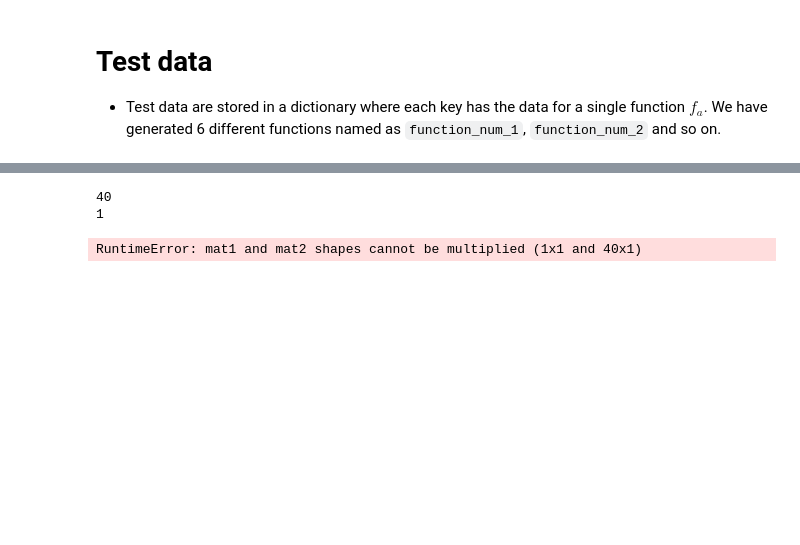
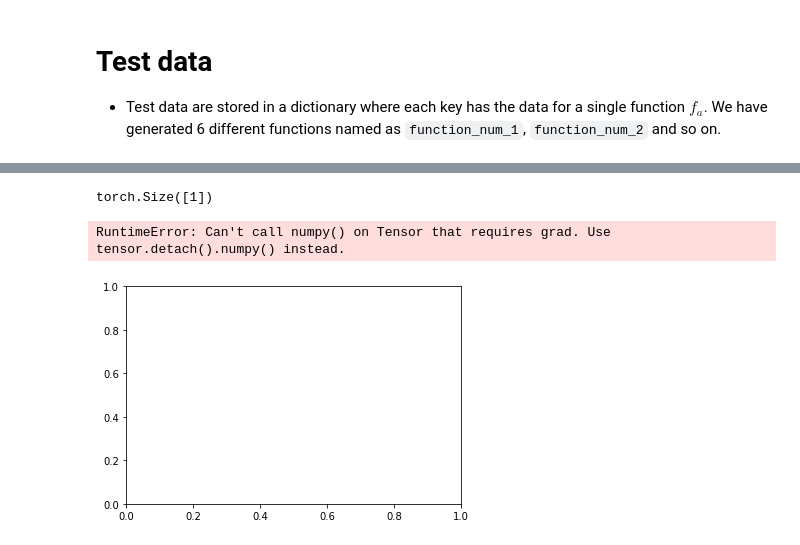
Before and after one commit to johnsn27/artificialIntelligence, a Jupyter notebook: CWTask/CW.ipynb, the cells around one changed output, grey strips where cells are left out. Cells and saved outputs as stored; diff of their text form; code cells hidden in the pictures; blank space fills up the shorter version.

Commit message:
decoder WIP

```diff
--- a/CWTask/CW.ipynb
+++ b/CWTask/CW.ipynb
@@ -117,17 +116,14 @@ batch_size = 16
 data_iter =  data.DataLoader(dataset, batch_size, shuffle=True)
 # %%
 class Encoder(torch.nn.Module):
-    def __init__(self, num_inputs, x_values_size, num_hidden, num_outputs):
+    def __init__(self, num_inputs):
         super(Encoder, self).__init__()
         self.num_inputs = num_inputs
-        self.x_values_size = x_values_size
-        self.num_hidden = num_hidden
-        self.num_outputs = num_outputs
 
     def forward(self, x):
         averagex = torch.mean(x[0])
         averagey = torch.mean(x[1])
-        r_c = torch.tensor([averagex,averagey])
+        r_c = [averagex,averagey]
         return r_c
 # %%
 class Decoder(torch.nn.Module):
@@ -147,11 +148,28 @@ class Decoder(torch.nn.Module):
         return y_hat
 # %%
 # Create and initialize model:
-num_inputs, x_values_size, num_hidden, num_outputs = n_c, Npts, 2, 10
+num_inputs = Npts
 # Needs to produce context feature: a sum of all features x and y
-net = Encoder(num_inputs, x_values_size, num_hidden, num_outputs)
-decoder = Decoder(num_inputs, num_hidden, num_outputs)
+net = Encoder(num_inputs)
+decoder = Decoder(num_inputs)
+# %%
+def train(net, train_iter, loss, optimizer, epochs):
+    i = 0
+    x = 0
+    for epoch in range(epochs):
+        i+=1
+        for X, y in train_iter:
+            optimizer.zero_grad()
+            r_c = net([X, y])
+            y_hat = decoder([r_c, X])
+            l = loss(y_hat, y)
+            print(i, l, y_hat)
+            l.backward()
+            optimizer.step()
+            x += 1
+    return y_hat
 # %%
 loss = torch.nn.MSELoss()
 lr = 0.01
 optimizer = torch.optim.Adam(decoder.parameters(), lr)
+y_hat = train(net, data_iter, loss, optimizer, 10)
@@ -169,6 +187,8 @@ def train(net, train_iter, loss, optimizer, epochs):
-# %%
-train(net, data_iter, loss, optimizer, 5)
-# %% [output]
-40
-1
-RuntimeError: mat1 and mat2 shapes cannot be multiplied (1x1 and 40x1)
+# %%
+# plt.plot(x_t[0,:,0].to('cpu'),y_t[0,:,0].to('cpu'))
+print(y_hat.size())
+plt.plot(y_hat[0:])
+# %% [output]
+torch.Size([1])
+RuntimeError: Can't call numpy() on Tensor that requires grad. Use tensor.detach().numpy() instead.
+[figure, added]
```
Also changed, not shown: parts of 5 cells of this notebook, 3 other files.
